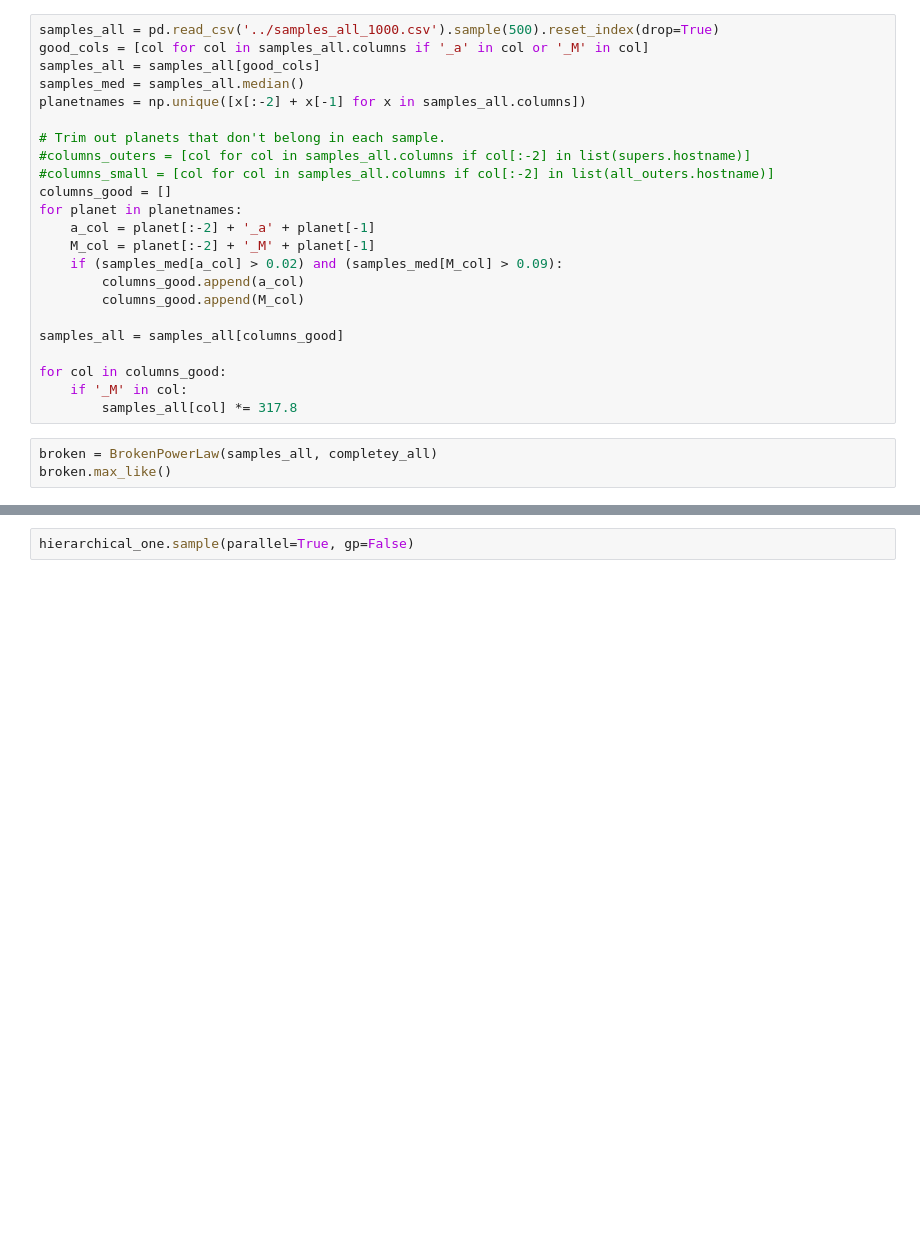
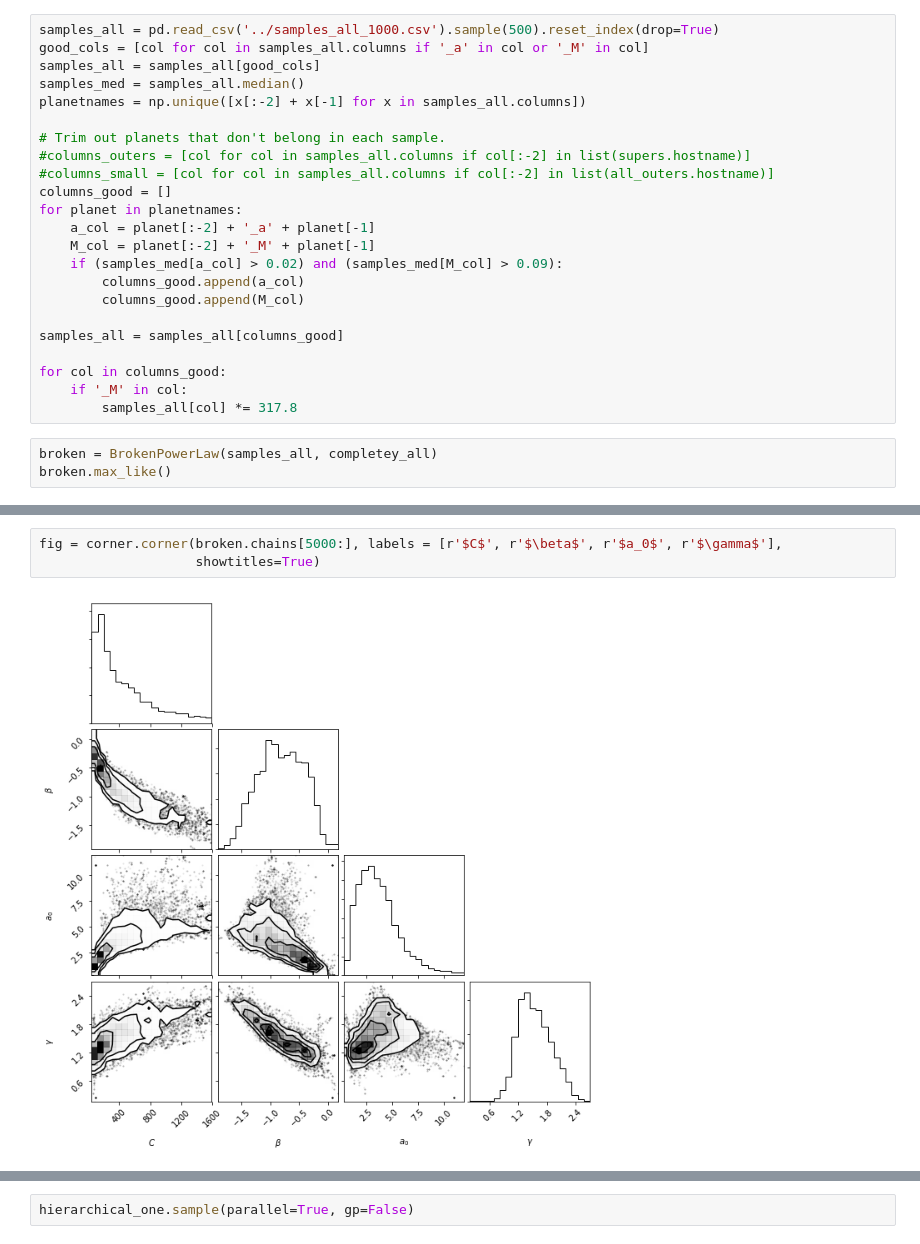
Before and after one commit to leerosenthalj/CLSII, a Jupyter notebook: Notebook_Statistics.ipynb, the cells around one changed output, grey strips where cells are left out. Cells and saved outputs as stored; diff of their text form; blank space fills up the shorter version.

```diff
--- a/Notebook_Statistics.ipynb
+++ b/Notebook_Statistics.ipynb
@@ -870 +815,6 @@ WARNING:root:Too few points to create valid contours
+# %%
+fig = corner.corner(broken.chains[5000:], labels = [r'$C$', r'$\beta$', r'$a_0$', r'$\gamma$'],
+                    showtitles=True)
+# %% [output]
+[figure, added]
 # %%
```
Also changed, not shown: parts of 10 cells of this notebook.
